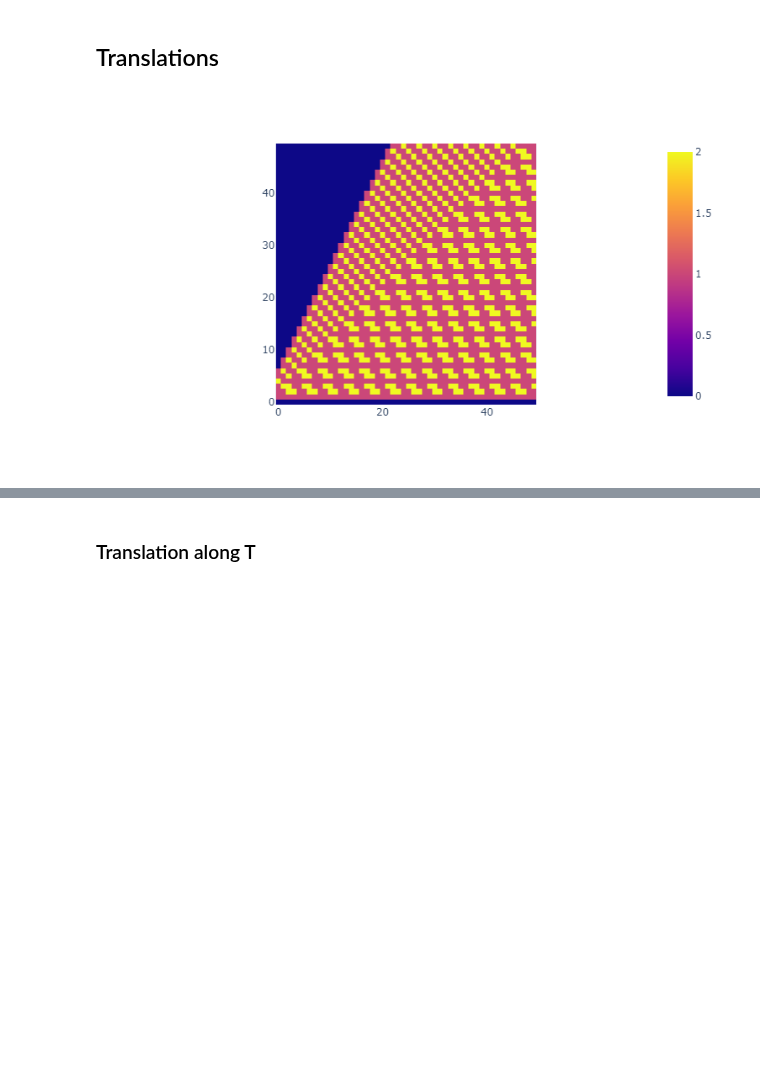
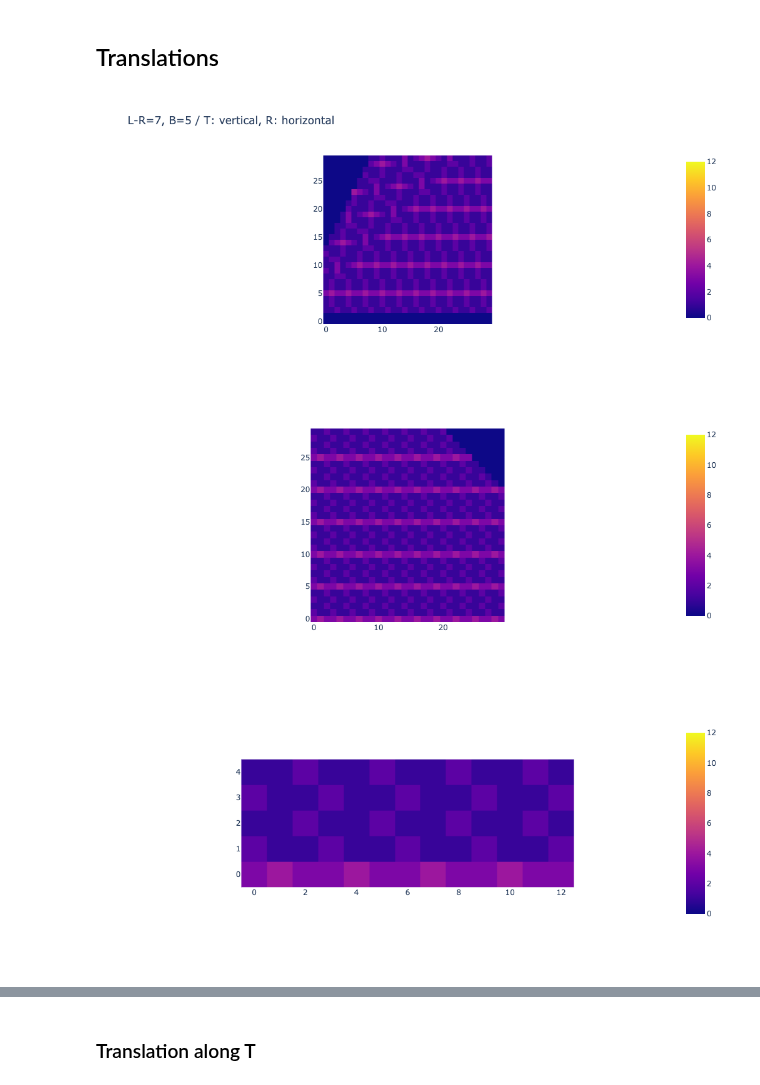
Before and after one commit to yamryo/notebooks, a Jupyter notebook: Research/Components_of_quasiCord/Transformations_fix_fB.ipynb, the cells around one changed output, grey strips where cells are left out. Cells and saved outputs as stored; diff of their text form; code cells hidden in the pictures; blank space fills up the shorter version.

```diff
--- a/Research/Components_of_quasiCord/Transformations_fix_fB.ipynb
+++ b/Research/Components_of_quasiCord/Transformations_fix_fB.ipynb
@@ -16,15 +16,3 @@ from plotly.subplots import make_subplots
 from tqdm.notebook import tqdm
 # %% [markdown]
 ## Translations
-# %%
-f, b = 2,3
-N = 50
-matrix = np.zeros((N,N), dtype=int)
-for i, j in itertools.product(range(N),range(N)):
-    c = (i, j+f, b, j)
-    try:
-        matrix[i][j] = cc(Square(c))
-    except: pass
-px.imshow(matrix, origin='lower')
-# %% [output]
-[figure, removed]
@@ -30,0 +29,38 @@ px.imshow(matrix, origin='lower')
+# %%
+size = 30
+# ---
+px.imshow(
+    matrix[:size, :size],
+    origin="lower",
+    zmax=12,
+    title=f"L-R={f}, B={b} / T: vertical, R: horizontal",
+).show()
+
+# ---
+shift = max(0, f - b)
+tamed_matrix = []
+for t in range(b,size+b):
+    seq = []
+    for i in range(size):
+        s = t-b
+        try:
+            seq += [matrix[t][s + i]]
+        except:
+            seq += [0]
+    tamed_matrix += [seq]
+px.imshow(tamed_matrix, origin="lower", zmin=0, zmax=12).show()
+
+# ---
+tamed_matrix = np.array(tamed_matrix)
+fig = px.imshow(
+    tamed_matrix[:b,:f+b+1],
+    origin="lower",
+    aspect="equal",
+    zmin=0,
+    zmax=12,
+)
+fig.show()
+# %% [output]
+[figure, added]
+[figure, added]
+[figure, added]
```
Also changed, not shown: parts of 5 cells of this notebook, 1 other file.
